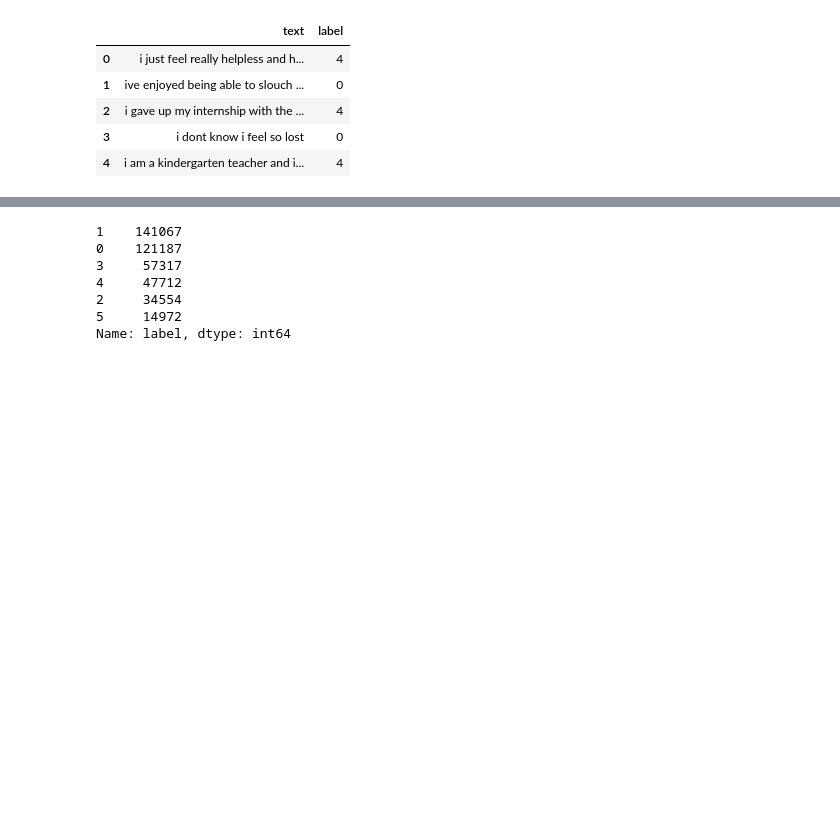
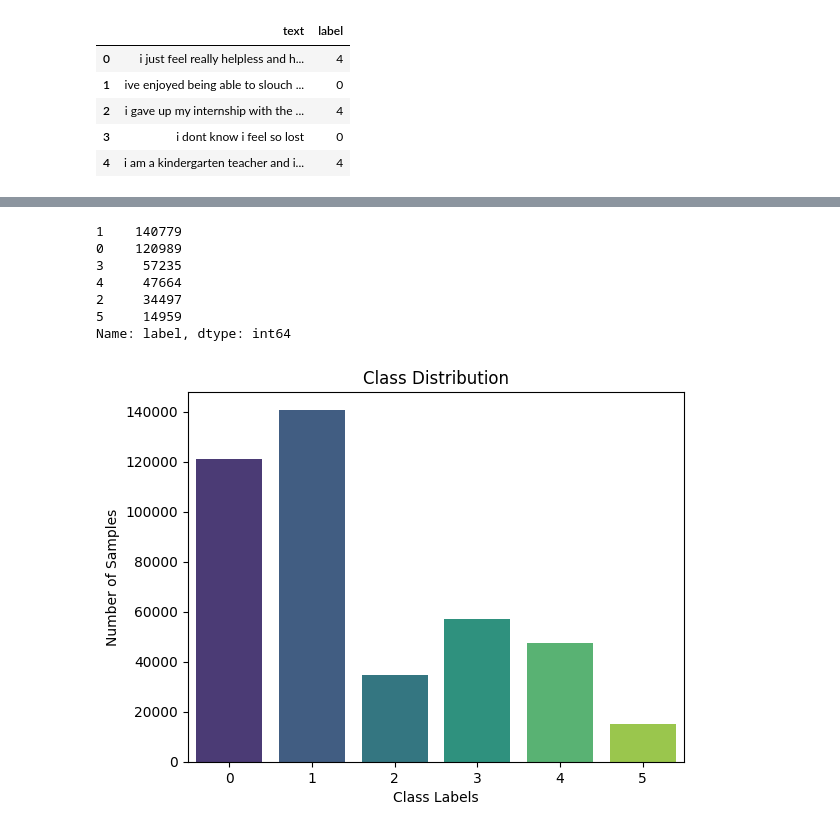
Before and after one commit to yjia28tan/MachineLearningCW, a Jupyter notebook: Classification/Emotion_Classification.ipynb, the cells around one changed output, grey strips where cells are left out. Cells and saved outputs as stored; diff of their text form; code cells hidden in the pictures; blank space fills up the shorter version.

```diff
--- a/Classification/Emotion_Classification.ipynb
+++ b/Classification/Emotion_Classification.ipynb
@@ -35,10 +63,23 @@ dtype: int64
+# %%
+# Drop duplicates
+df = df.drop_duplicates()
 # %%
 df['label'].value_counts()
 # %% [output]
-1    141067
-0    121187
-3     57317
-4     47712
-2     34554
-5     14972
+1    140779
+0    120989
+3     57235
+4     47664
+2     34497
+5     14959
 Name: label, dtype: int64
+# %%
+# Plot class distribution
+class_counts = df['label'].value_counts()
+sns.barplot(x=class_counts.index, y=class_counts.values, palette="viridis")
+plt.xlabel("Class Labels")
+plt.ylabel("Number of Samples")
+plt.title("Class Distribution")
+plt.show()
+# %% [output]
+[figure, added]
```
Also changed, not shown: parts of 14 cells of this notebook.
